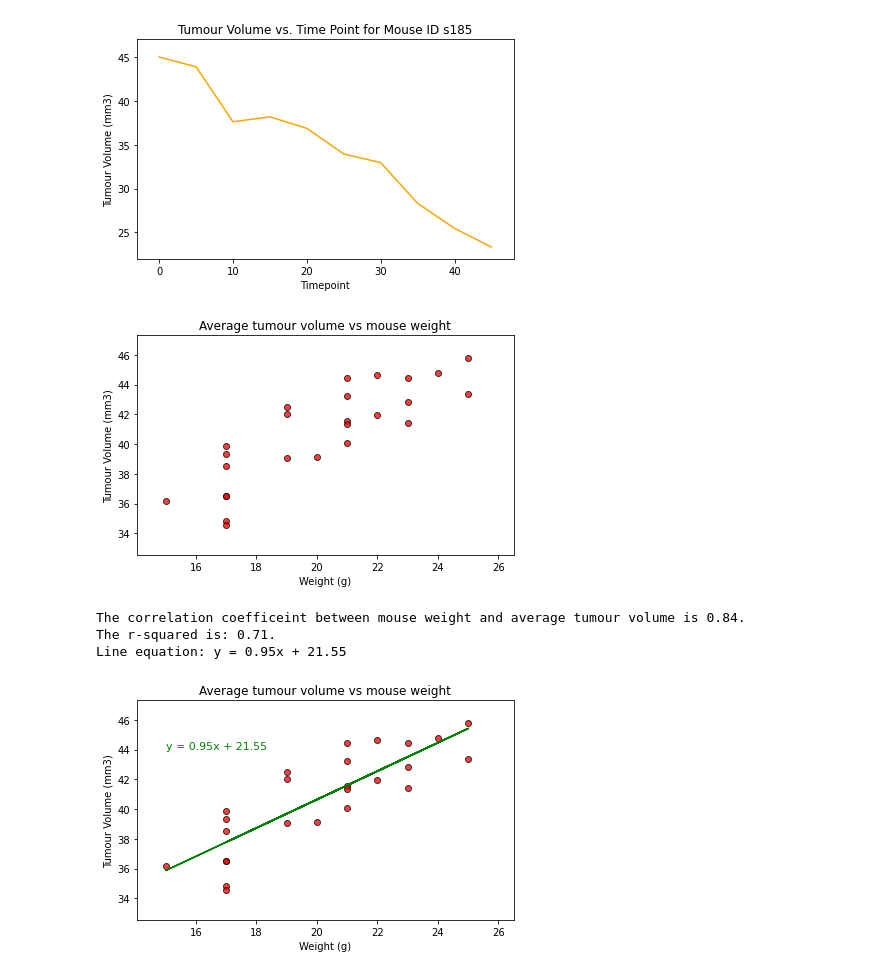
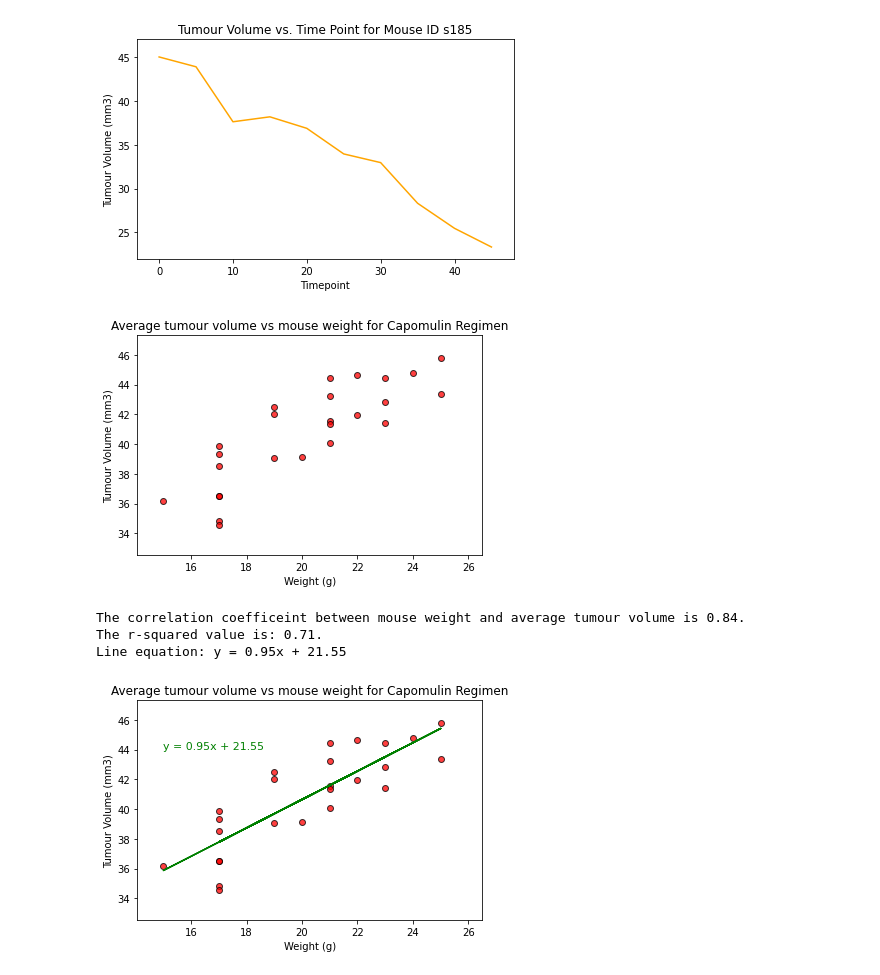
Before and after one commit to Anjana-Sanjeev/matplotlib_challenge, a Jupyter notebook: Pymaceuticals.ipynb, the cells around one changed output. Drawn from its saved outputs; the diff is of its cells as text; code cells hidden in the pictures.

```diff
--- a/Pymaceuticals.ipynb
+++ b/Pymaceuticals.ipynb
@@ -350,14 +359,14 @@ plt.savefig("Images/Tumour Volume vs. Time Point for Mouse ID s185.png")
 # %% [output]
 [figure]
 # %%
-# create a scatter plot that shows average tumour volume vs. mouse weight for the Capomulin wrt Mouse ID
+# create a scatter plot that shows average tumour volume vs. mouse weight for the Capomulin drug wrt Mouse ID
 
 weight_x = capomulin_df.groupby("Mouse ID")["Weight (g)"].mean()
 tumour_volume_y = capomulin_df.groupby("Mouse ID")["Tumour Volume (mm3)"].mean()
 
 plt.scatter(weight_x, tumour_volume_y, marker = "o", facecolors = "red", edgecolors = "black", alpha = 0.75)
 
-plt.title("Average tumour volume vs mouse weight")
+plt.title("Average tumour volume vs mouse weight for Capomulin Regimen")
 plt.xlabel("Weight (g)")
 plt.ylabel("Tumour Volume (mm3)")
 
@@ -368,39 +377,39 @@ plt.tight_layout()
 
 plt.savefig("Images/Average tumour volume vs mouse weight.png")
 # %% [output]
-[figure, old version]
+[figure, new version]
 # %%
 # calculate coefficient and linear regression model for mouse weight and average tumour volume for the Capomulin drug
 
 correlation = st.pearsonr(weight_x, tumour_volume_y)
 print(f"The correlation coefficeint between mouse weight and average tumour volume is {round(correlation[0],2)}.")
 
 (slope, intercept, rvalue, pvalue, stderr) = linregress(weight_x, tumour_volume_y)
-print(f"The r-squared is: {round(rvalue**2,2)}.")
+print(f"The r-squared value is: {round(rvalue**2,2)}.")
 
 regress_values = weight_x * slope + intercept
 
 line_eq = "y = " + str(round(slope,2)) + "x + " + str(round(intercept,2))
 print(f"Line equation: {line_eq}")
 
 plt.scatter(weight_x, tumour_volume_y, marker = "o", facecolors = "red", edgecolors = "black", alpha = 0.75)
 
 plt.plot(weight_x, regress_values, color = "green")
 
 plt.annotate(line_eq,(15,44),fontsize = 11,color = "green", alpha = 3)
 
-plt.title("Average tumour volume vs mouse weight")
+plt.title("Average tumour volume vs mouse weight for Capomulin Regimen")
 plt.xlabel("Weight (g)")
 plt.ylabel("Tumour Volume (mm3)")
 
 plt.xlim(weight_x.min() - 0.95, weight_x.max() + 1.5)
 plt.ylim(tumour_volume_y.min() - 2, tumour_volume_y.max() + 1.5)
 
 plt.tight_layout()
 
 plt.savefig("Images/Average tumour volume vs mouse weight regression model.png")
 # %% [output]
 The correlation coefficeint between mouse weight and average tumour volume is 0.84.
-The r-squared is: 0.71.
+The r-squared value is: 0.71.
 Line equation: y = 0.95x + 21.55
-[figure, old version]
+[figure, new version]
```
Also changed, not shown: parts of 3 cells of this notebook, 3 other files.
